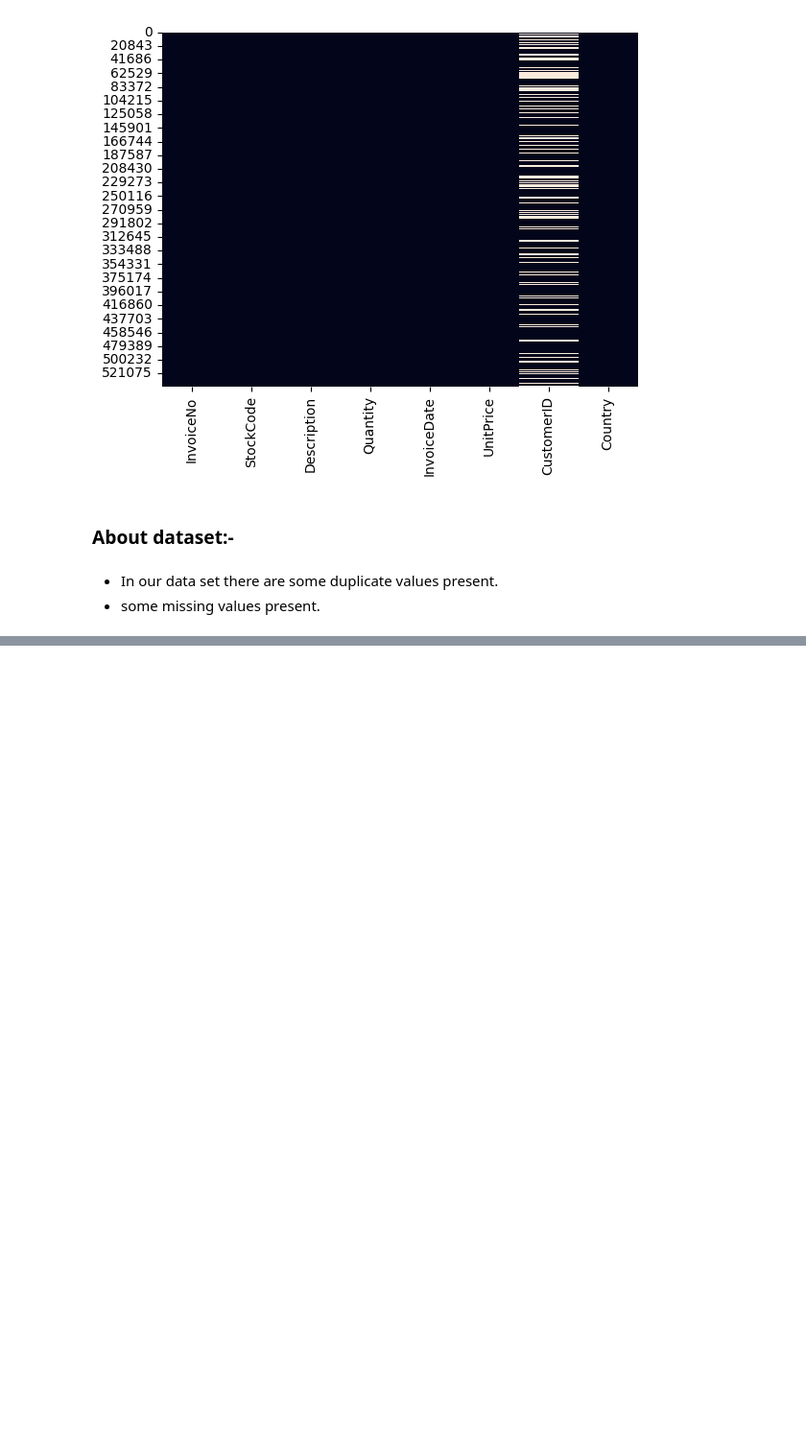
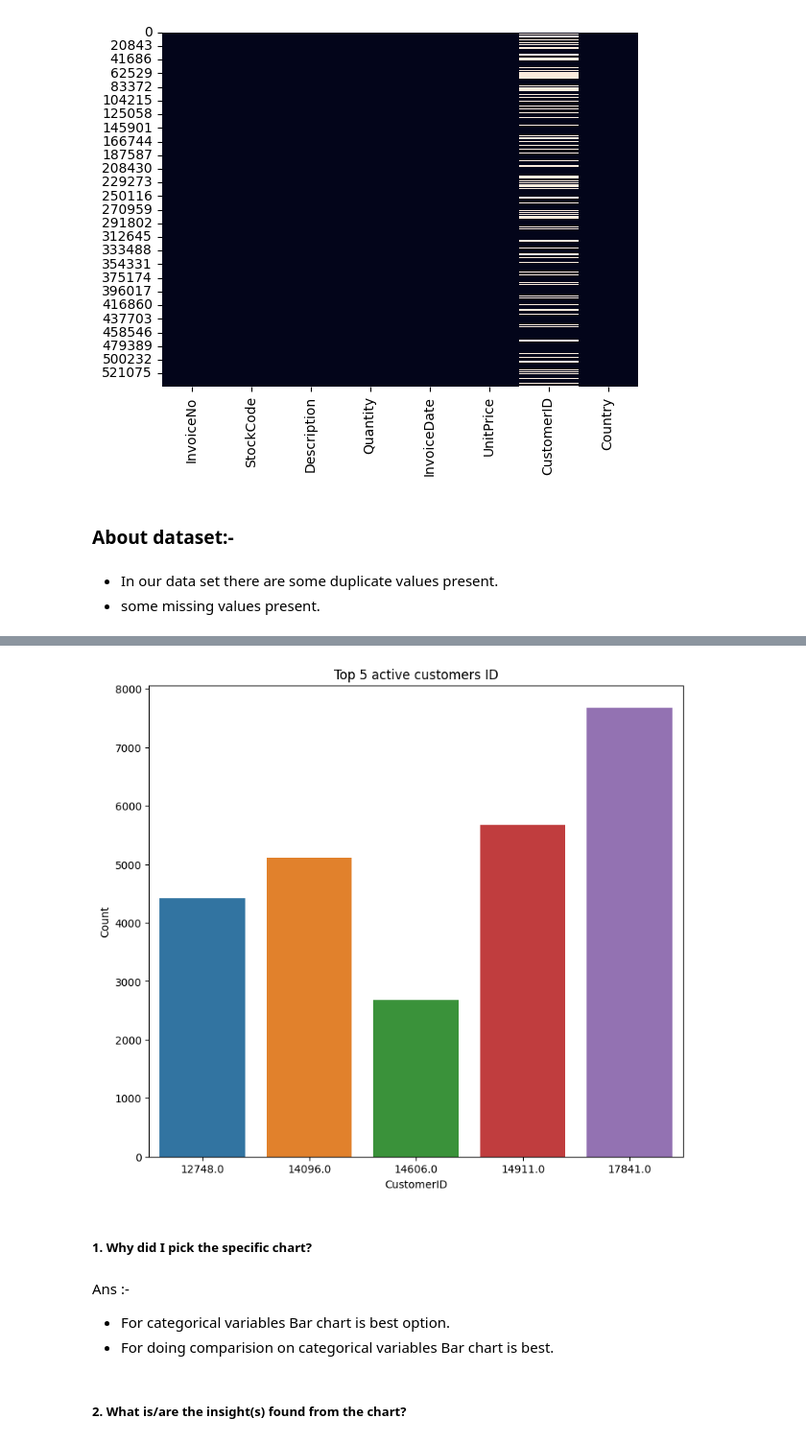
Before and after one commit to ImtiyazAnsari1223/Online_Retail_Customer_Segmentation_Unsupervised, a Jupyter notebook: Retail_Customer_Segmentation_Unsupervised.ipynb, the cells around one changed output, grey strips where cells are left out. Shown at 96% size. Saved outputs shown, nothing was run; the diff lists cells and outputs as text; code cells hidden in the pictures; blank space fills up the shorter version.

Commit message:
data visualization

```diff
--- a/Retail_Customer_Segmentation_Unsupervised.ipynb
+++ b/Retail_Customer_Segmentation_Unsupervised.ipynb
@@ -180,0 +202,3 @@ sns.heatmap(df.isnull(), cbar=False)
+# %%
+# we have to drop some InvoiceNo which are starts with 'C' because 'C' indicates a cancellation
+df['InvoiceNo'] = df['InvoiceNo'].astype('str')
@@ -180,0 +221,2 @@ sns.heatmap(df.isnull(), cbar=False)
+# %%
+df=df[~df['InvoiceNo'].str.contains('C')]
@@ -180,0 +235,9 @@ sns.heatmap(df.isnull(), cbar=False)
+# %%
+# convert invoice Data column into 'year','month','day','hour','minute','second'
+df['InvoiceDate'] = pd.to_datetime(df['InvoiceDate'])
+df['InvoiceDate_year'] = df['InvoiceDate'].dt.year
+df['InvoiceDate_month'] = df['InvoiceDate'].dt.month
+df['InvoiceDate_day'] = df['InvoiceDate'].dt.day
+df['InvoiceDate_hour'] = df['InvoiceDate'].dt.hour
+df['InvoiceDate_minute'] = df['InvoiceDate'].dt.minute
+df['InvoiceDate_second'] = df['InvoiceDate'].dt.second
@@ -180,0 +283,7 @@ sns.heatmap(df.isnull(), cbar=False)
+# %%
+# So I have around 392732 rows but only 4339 customers. Let me now see who is most active customer.
+
+# finding most active customer
+active_customers=pd.DataFrame(df['CustomerID'].value_counts().sort_values(ascending=False).reset_index())
+active_customers.rename(columns={'index':'CustomerID','CustomerID':'Count'},inplace=True)
+active_customers
@@ -180,0 +314,16 @@ sns.heatmap(df.isnull(), cbar=False)
+# %%
+# visualizing bar chat of top 5 customers
+plt.figure(figsize=(9,8))
+plt.title('Top 5 active customers ID')
+sns.barplot(x='CustomerID',y='Count',data=active_customers[:5])
+plt.show()
+# %% [output]
+[figure, added]
+# %% [markdown]
+##### 1. Why did I pick the specific chart?
+# %% [markdown]
+Ans :-
+* For categorical variables Bar chart is best option.
+* For doing comparision on categorical variables Bar chart is best.
+# %% [markdown]
+##### 2. What is/are the insight(s) found from the chart?
```
Also changed, not shown: parts of 96 cells of this notebook.
